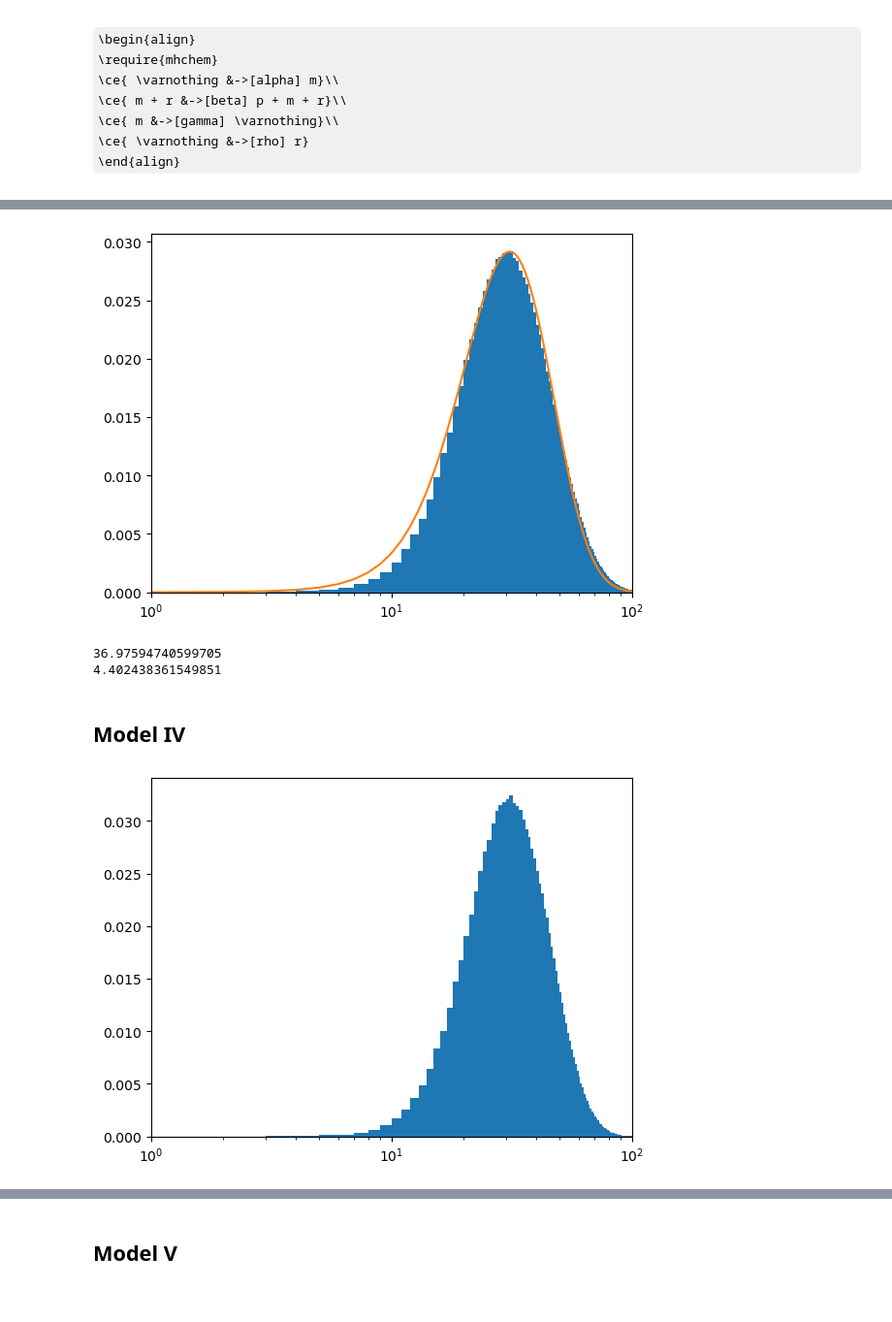
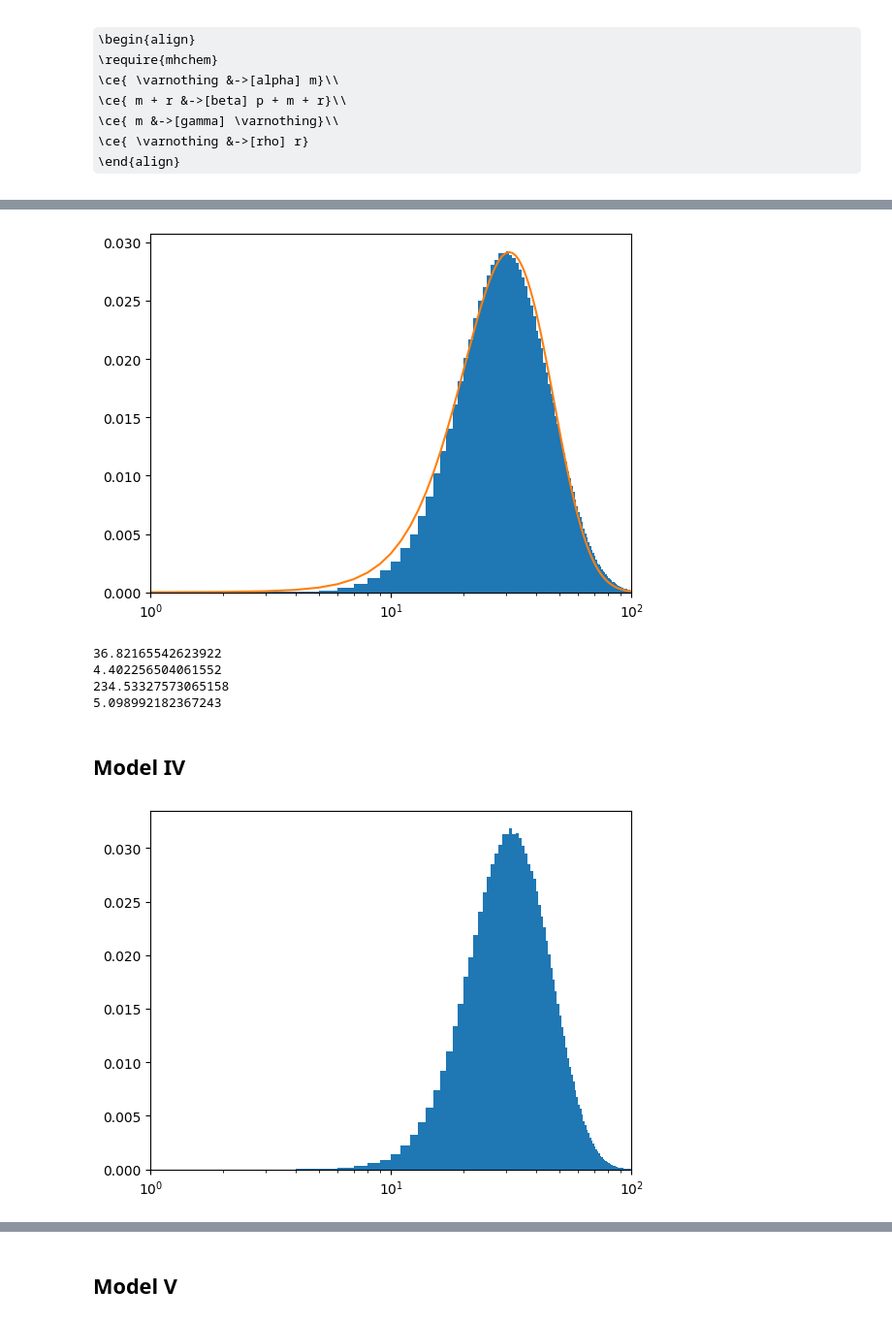
Before and after one commit to louish10/translation-kinetics, a Jupyter notebook: src/notebooks/Distributions.ipynb, the cells around one changed output, grey strips where cells are left out. Shown at 97% size. Saved outputs shown, nothing was run; the diff lists cells and outputs as text; code cells hidden in the pictures; some formulas as TeX source.

Commit message:
Add explanatory figure and update distributions

```diff
--- a/src/notebooks/Distributions.ipynb
+++ b/src/notebooks/Distributions.ipynb
@@ -83,10 +83,10 @@ end alpha beta gamma delta
 # %%
 alph = 1.0
 beta = 0.2
-gamma = 1.25*0.2
+gamma = 1.25*0.19
 delta = 0.023
 
-prob = DiscreteProblem(sc2s, [round(alph/gamma), round(alph*beta/gamma/delta)], (0.,1000000.), [alph, beta, gamma ,delta])
+prob = DiscreteProblem(sc2s, [round(alph/gamma), round(alph*beta/gamma/delta)], (0.,10000000.), [alph, beta, gamma ,delta])
 jump_prob = JumpProblem(sc2s, prob, Direct())
 
 sol = solve(jump_prob, SSAStepper(), saveat=1.0)
@@ -311,13 +319,17 @@ plt.xscale("log")
 xlim([1,100])
 savefig("../../data/distributions/model_III.svg")
 # %% [output]
-[figure, old version]
+[figure, new version]
 # %%
 println(mean(p))
 println(mean(m))
+println(var(p))
+println(var(m))
 # %% [output]
-36.97594740599705
-4.402438361549851
+36.82165542623922
+4.402256504061552
+234.53327573065158
+5.098992182367243
 # %% [markdown]
 ## Model IV
 # %%
@@ -331,37 +343,37 @@ end alpha beta gamma k
 alph = 0.87*1.0
 gamma = 0.2
 T=27.5
-beta = 1.05*0.2
+beta = 1.07*0.2
 N = 10
 k = N/T
 
 sol = simulate_stochastic_cycle(slc2sm, [alph, beta, gamma, k], 0., 1000000., T,
     [
         round(CanonicalTwoStageModel.mrna(alph, gamma, T, 0)),
         round(CanonicalTwoStageModel.approximate_protein_mean(alph, beta, gamma, T, 0)),
         0
     ],
     N,
     2.5
 )
 
 p = zeros(length(sol.u))
 m = zeros(length(sol.u))
 for i in 1:length(sol.u)
     m[i] = sol.u[i][1]
     p[i] = sol.u[i][2]
 
 end
 min = Int(minimum(p))
 max = Int(maximum(p))
 bins = Array(min:1:max)
 
 plt.xscale("log")
 xlim([1,100])
 hist(p, density=true, bins=bins)
 savefig("../../data/distributions/model_IV.svg")
 # %% [output]
-[figure, old version]
+[figure, new version]
 # %%
 println(mean(p))
 println(mean(m))
```
Also changed, not shown: parts of 14 cells of this notebook, 15 other files.
